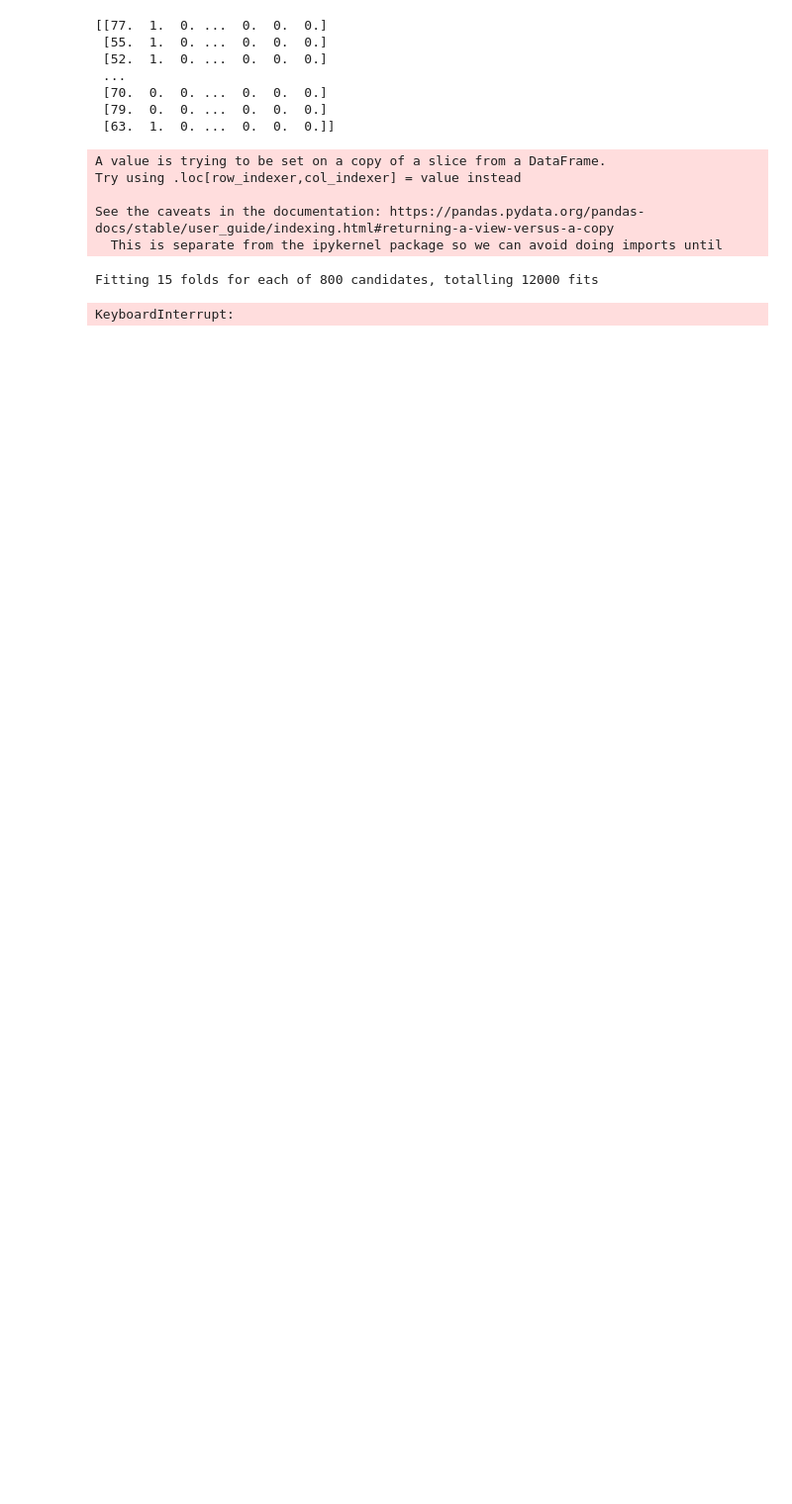
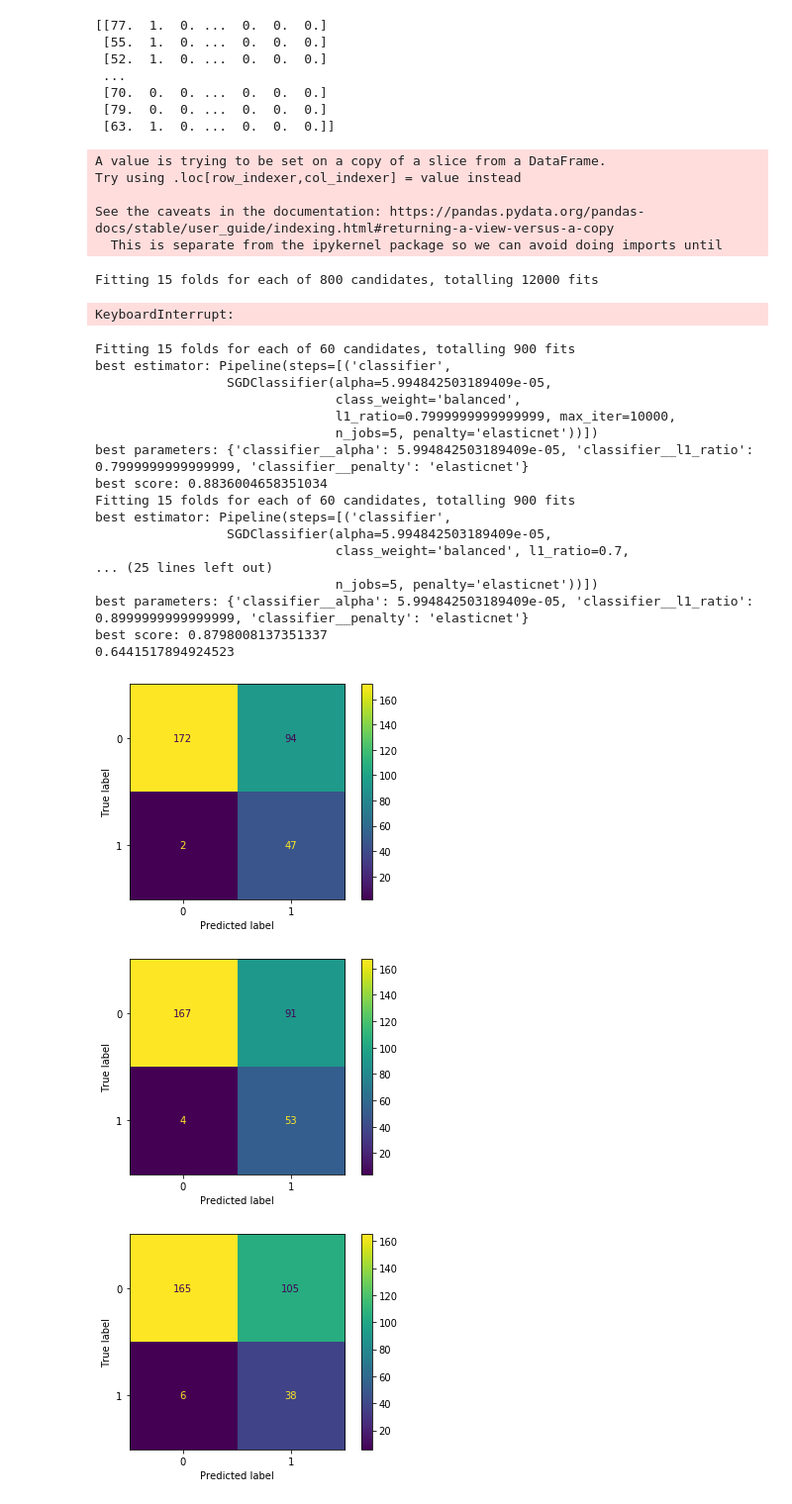
Before and after one commit to StephaneGcrd/CDI_case_2, a Jupyter notebook: SubspaceExplore_Alfred.ipynb, the cells around one changed output. Shown at 99% size. Cells and saved outputs as stored; diff of their text form; code cells hidden in the pictures; blank space fills up the shorter version.

Commit message:
added weighted prediction

```diff
--- a/SubspaceExplore_Alfred.ipynb
+++ b/SubspaceExplore_Alfred.ipynb
@@ -452,40 +452,63 @@ from sklearn.pipeline import Pipeline
 inner_cv = KFold(n_splits=5, shuffle=True)
 scores = []
 scaler = preprocessing.StandardScaler()
 
 
 for idx, (train_ids,test_ids) in enumerate(inner_cv.split(X)):
     x_train_cv, x_test_cv = X[train_ids],X[test_ids]
     y_train_cv, y_test_cv = Y_dead[train_ids],Y_dead[test_ids]
     scaler.fit(X)
-    #xtrain_cvsc = scaler.transform(x_train_cv)
-    #x_test_cvsc = scaler.transform(x_test_cv)
-    xtrain_cvsc = x_train_cv
-    x_test_cvsc = x_test_cv
-    smo = SMOTE()
-    x_train, y_train = smo.fit_resample(xtrain_cvsc, y_train_cv)
+    xtrain_cvsc = scaler.transform(x_train_cv)
+    x_test_cvsc = scaler.transform(x_test_cv)
+    #xtrain_cvsc = x_train_cv
+    #x_test_cvsc = x_test_cv
+    #smo = SMOTE()
+    #x_train, y_train = smo.fit_resample(xtrain_cvsc, y_train_cv)
 
     N_FEATURES_OPTIONS = [8, 10, 14, 26, 28, 30, 34, 38]
 
     param_grid = {
-        'classifier__alpha': np.logspace(-4,4,50),
-        "classifier__penalty": ["l1", "elastic_net"]
-        "classifier__"
+        'classifier__alpha': np.logspace(-5,2,10),
+        "classifier__penalty": ["elasticnet"],
+        "classifier__l1_ratio": np.arange(0.4,1,0.1)
     }
 
     model = Pipeline([
-                      ("classifier",SGDClassifier(max_iter=10000))
+                      ("classifier",SGDClassifier(max_iter=10000, class_weight="balanced", n_jobs=5))
                     ])
 
     cv = RepeatedStratifiedKFold(n_splits=5, n_repeats=3, random_state=1)
 
     cv_grid = GridSearchCV(estimator = model, param_grid = param_grid, cv = cv, verbose=2, n_jobs=-1,scoring="roc_auc")
 
     cv_grid.fit(x_train, y_train)
     print(f'best estimator: {cv_grid.best_estimator_}')
+    print(f'best parameters: {cv_grid.best_params_}')
+    print(f'best score: {cv_grid.best_score_}')
 
     y_pred = cv_grid.predict(x_test_cvsc)
     plot_confusion_matrix(cv_grid, x_test_cvsc, y_test_cv)
     scores.append(balanced_accuracy_score(y_pred,y_test_cv))
 
 print(np.mean(scores))
+# %% [output]
+Fitting 15 folds for each of 60 candidates, totalling 900 fits
+best estimator: Pipeline(steps=[('classifier',
+                 SGDClassifier(alpha=5.994842503189409e-05,
+                               class_weight='balanced',
+                               l1_ratio=0.7999999999999999, max_iter=10000,
+                               n_jobs=5, penalty='elasticnet'))])
+best parameters: {'classifier__alpha': 5.994842503189409e-05, 'classifier__l1_ratio': 0.7999999999999999, 'classifier__penalty': 'elasticnet'}
+best score: 0.8836004658351034
+Fitting 15 folds for each of 60 candidates, totalling 900 fits
+best estimator: Pipeline(steps=[('classifier',
+                 SGDClassifier(alpha=5.994842503189409e-05,
+                               class_weight='balanced', l1_ratio=0.7,
+... (25 lines left out)
+                               n_jobs=5, penalty='elasticnet'))])
+best parameters: {'classifier__alpha': 5.994842503189409e-05, 'classifier__l1_ratio': 0.8999999999999999, 'classifier__penalty': 'elasticnet'}
+best score: 0.8798008137351337
+0.6441517894924523
+[figure, added]
+[figure, added]
+[figure, added]
```
Also changed, not shown: parts of 3 cells of this notebook.
